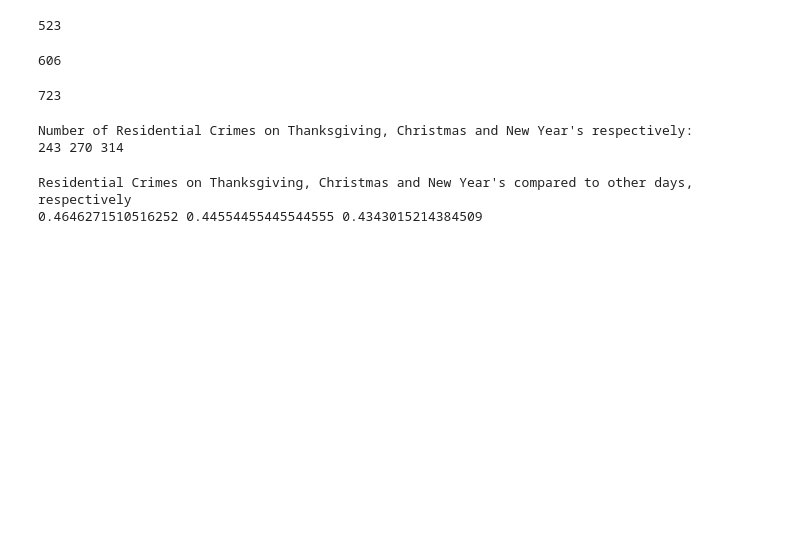
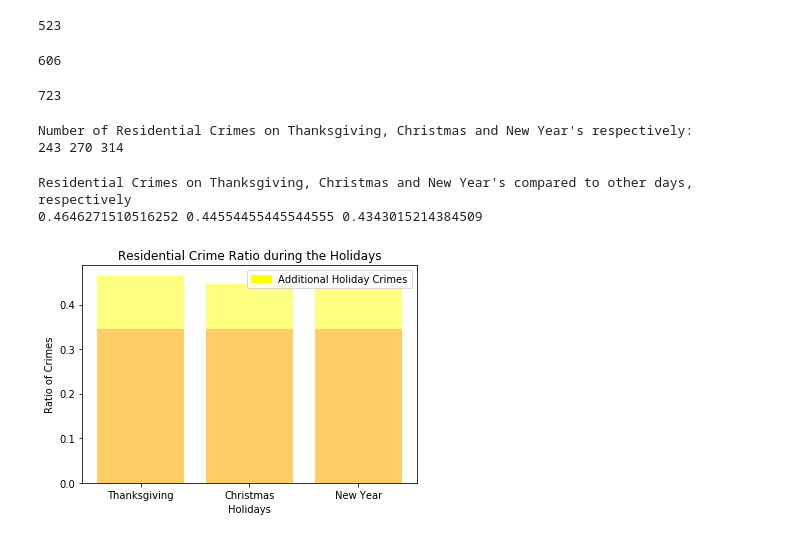
Before and after one commit to OzkarAgoz/Project1, a Jupyter notebook: OzkarHPD/ProjectHPD.ipynb, the cells around one changed output. Cells and saved outputs as stored; diff of their text form; code cells hidden in the pictures; blank space fills up the shorter version.

Commit message:
added graph

```diff
--- a/OzkarHPD/ProjectHPD.ipynb
+++ b/OzkarHPD/ProjectHPD.ipynb
@@ -299,3 +299,24 @@ print(Crimes_home_ThkgRate, Crimes_home_XmasRate, Crimes_home_Nyr)
 # %% [output]
 Residential Crimes on Thanksgiving, Christmas and New Year's compared to other days, respectively
 0.4646271510516252 0.44554455445544555 0.4343015214384509
+# %%
+home_HDay_ratios = [Crimes_home_ThkgRate, Crimes_home_XmasRate, Crimes_home_Nyr]
+home_average_ratios = [Crimes_home_Average]
+x_axis = ["Thanksgiving", "Christmas", "New Year",]
+plt.bar(x_axis, home_HDay_ratios, color='yellow', alpha=0.5, align="center")
+plt.bar(x_axis, home_average_ratios, color='r', alpha=0.2, align="center")
+
+import matplotlib.patches as mpatches
+
+
+# Create a legend for our chart
+plt.title("Residential Crime Ratio during the Holidays")
+plt.xlabel("Holidays")
+plt.ylabel("Ratio of Crimes")
+
+the_patch = mpatches.Patch(color='yellow', label='Additional Holiday Crimes')
+plt.legend(handles=[the_patch])
+
+plt.show()
+# %% [output]
+[figure, added]
```
Also changed, not shown: 2 other files.
